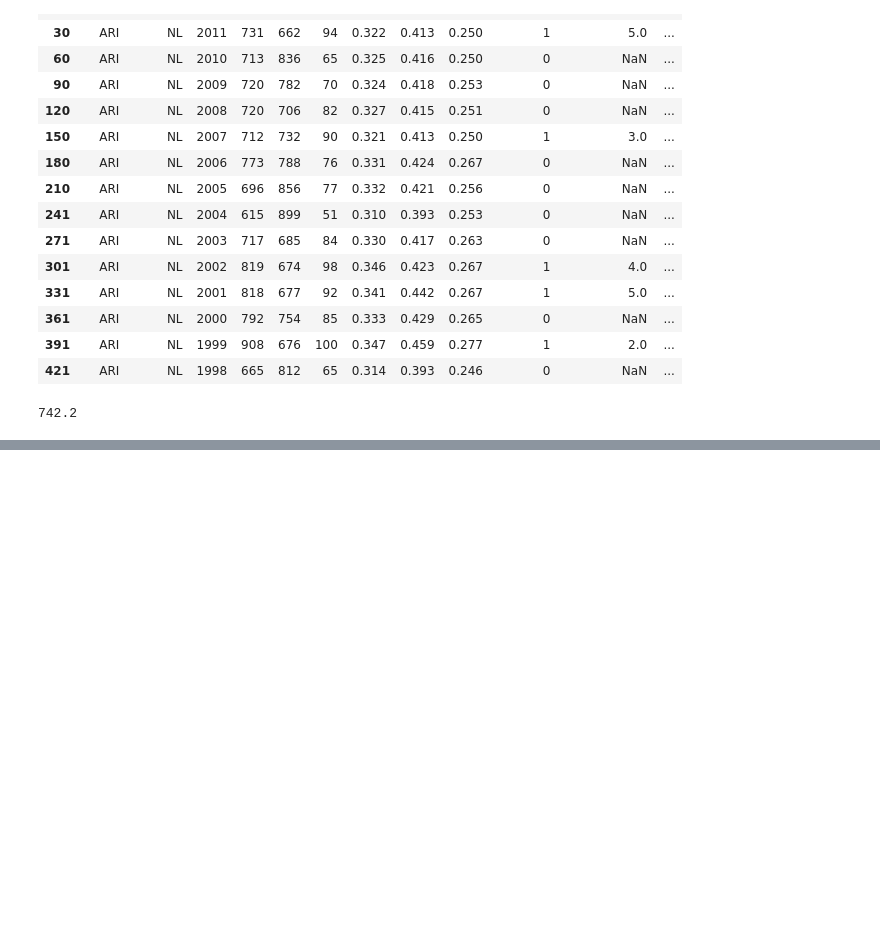
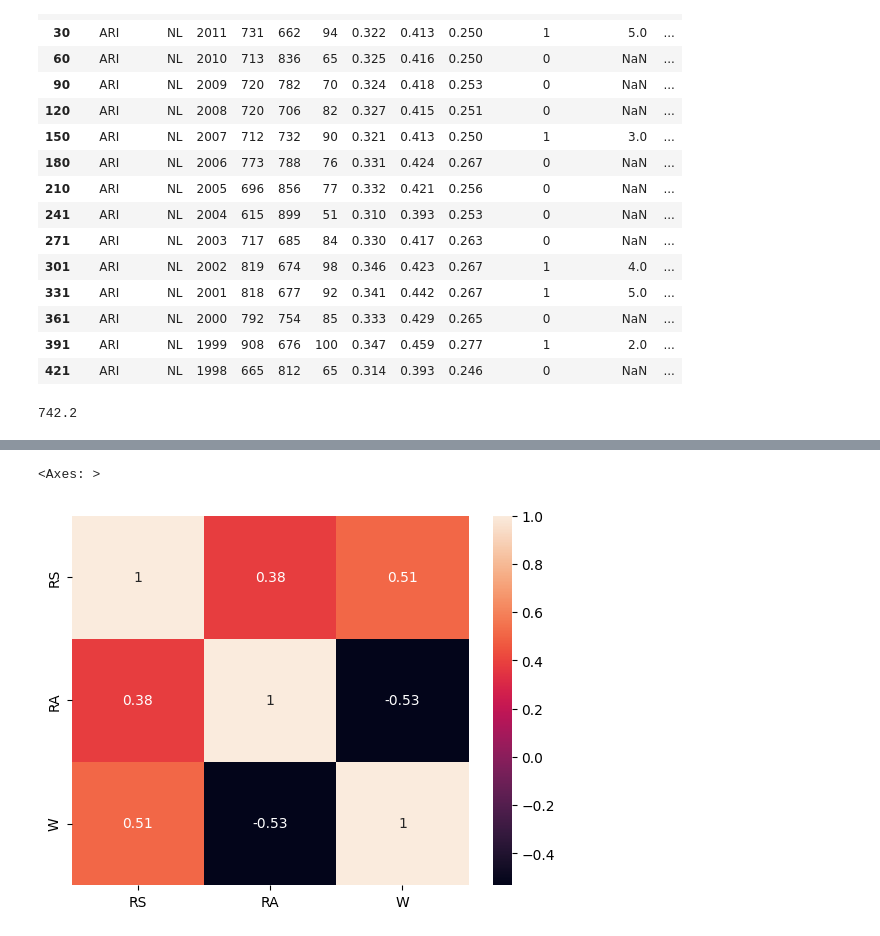
Before and after one commit to Nimira43/3D-Cube-Image-Gallery, a Jupyter notebook: Basic_Statistics.ipynb, the cells around one changed output, grey strips where cells are left out. Cells and saved outputs as stored; diff of their text form; code cells hidden in the pictures; blank space fills up the shorter version.

```diff
--- a/Basic_Statistics.ipynb
+++ b/Basic_Statistics.ipynb
@@ -62,0 +199,7 @@ df.loc[df.Team == 'ARI'].RS.mean()
+# %%
+sns.heatmap(data = df_correlation.corr(),
+            annot = True,
+            fmt = '.2g')
+# %% [output]
+<Axes: >
+[figure, added]
```
Also changed, not shown: parts of 27 cells of this notebook.
